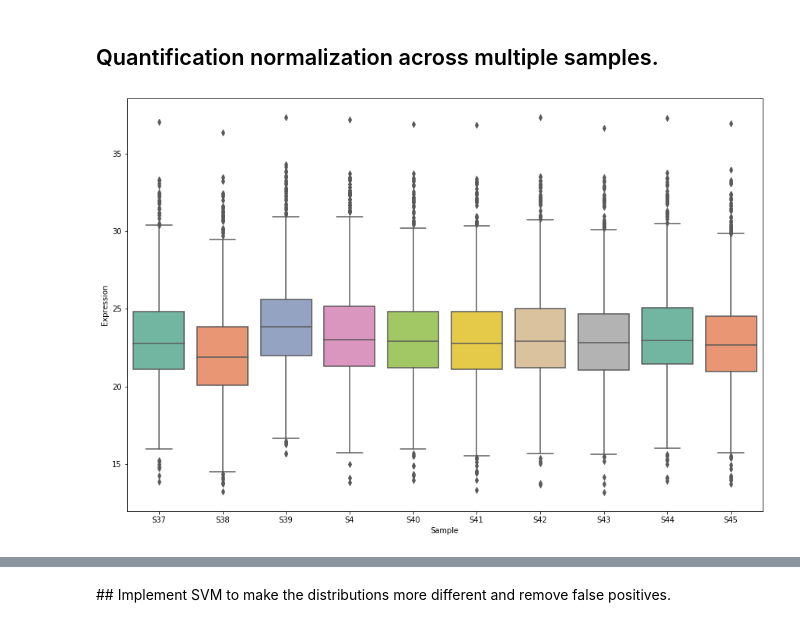
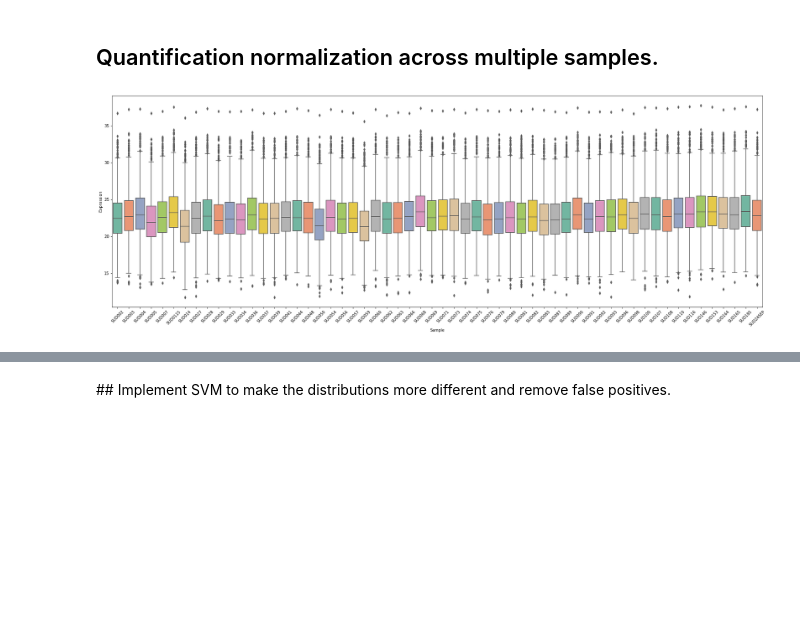
Before and after one commit to ypriverol/ms1, a Jupyter notebook: analyze-ms1-data.ipynb, the cells around one changed output, grey strips where cells are left out. Saved outputs shown, nothing was run; the diff lists cells and outputs as text; code cells hidden in the pictures; blank space fills up the shorter version.

```diff
--- a/analyze-ms1-data.ipynb
+++ b/analyze-ms1-data.ipynb
@@ -49,6 +49,6 @@ inhouse_plasma_proteome.head()
 | 3 | A0A075B6I1 | 0.238156 |
 | 4 | A0A075B6I4 | 0.238156 |
 # %%
-dataset = pd.read_csv("data/sample-example.csv")
+dataset = pd.read_csv("data/sample-all.csv")
 dataset.head(1)
 # %% [output]
@@ -151,8 +151,8 @@ dataset.head(1)
 
 The following plots show the distribution targets (proteins in plasma databases) vs decoys (proteins not present in plasma databases).
 # %%
-def plot_targets_vs_decoy(fdr_thershold: float = 1.0, bins = 20, hist=True, kde = True):
-    fig, axs = plt.subplots(int(len(samples)/2), 2, figsize=(15,35)) # adjust the geometry based on your number of columns to plot
+def plot_targets_vs_decoy(fdr_thershold: float = 1.0, bins = 20, hist=True, kde = True, heigth = 35):
+    fig, axs = plt.subplots(int(len(samples)/2), 2, figsize=(15, heigth)) # adjust the geometry based on your number of columns to plot
     filter_proteins = []
     for ax, sample in zip(axs.flatten(), samples):
         filtered_dataset = dataset.loc[(dataset['FDR[' + sample + ']'] < fdr_thershold)]
@@ -201,3 +216,3 @@ def plot_targets_vs_decoy(fdr_thershold: float = 1.0, bins = 20, hist=True, kde
 # %%
-filter_dataset = plot_targets_vs_decoy(fdr_thershold = 0.01, bins = 100, hist = True, kde = False)
+filter_dataset = plot_targets_vs_decoy(fdr_thershold = 0.01, bins = 100, hist = True, kde = False, heigth = 150)
 # %% [output]
@@ -209,8 +224,15 @@ from sklearn.preprocessing import minmax_scale
 from sklearn.preprocessing import StandardScaler
 from sklearn.preprocessing import MinMaxScaler
 from sklearn.preprocessing import RobustScaler
+import re
 
-def plot_quantification_box_plot(dataset, samples: list, method = None):
+def get_sample(abundance: str):
+    m = re.search(r"\[([A-Za-z0-9_]+)\]", abundance)
+    sample = m.group(1)
+
+    return sample
+
+def plot_quantification_box_plot(dataset, samples: list, method = None, weigth =15, rotation = 45):
 
     normalized = dataset.copy()
     samples_column = ['Abundance[' + sample + ']' for sample in samples]
@@ -224,18 +246,17 @@ def plot_quantification_box_plot(dataset, samples: list, method = None):
 
     samples_column = ['Abundance[' + sample + ']' for sample in samples]
     quantification_proteins = pd.DataFrame(columns=['Protein', 'Sample', 'Expression'])
-    for sample in samples:
-        for index, row in normalized.iterrows():
-            expression = row['Abundance[' + sample + ']']
-            protein    = row['UniprotAccession']
-            quantification_proteins = quantification_proteins.append({'Protein': protein, 'Sample': sample, 'Expression': expression}, ignore_index=True)
+    quantification_proteins = pd.melt(normalized, id_vars=['UniprotAccession'], value_vars=samples_column, var_name='Sample', value_name='Expression')
 
+    np.seterr(divide = 'ignore')
     quantification_proteins['Expression'] = np.log2(quantification_proteins['Expression'])
+    quantification_proteins['Sample'] = quantification_proteins['Sample'].apply(get_sample)
 
-    plt.figure(figsize=(15,10))
-    sns.boxplot(x="Sample", y="Expression", data=quantification_proteins, palette="Set2")
+    plt.figure(figsize=(weigth,10))
+    chart = sns.boxplot(x="Sample", y="Expression", data=quantification_proteins, palette="Set2")
+    chart.set_xticklabels(chart.get_xticklabels(), rotation=rotation)
 # %%
-plot_quantification_box_plot(filter_dataset, samples)
+plot_quantification_box_plot(filter_dataset, samples, weigth = 30)
 # %% [output]
-[figure, old version]
+[figure, new version]
 # %%
```
Also changed, not shown: parts of 8 cells of this notebook.
